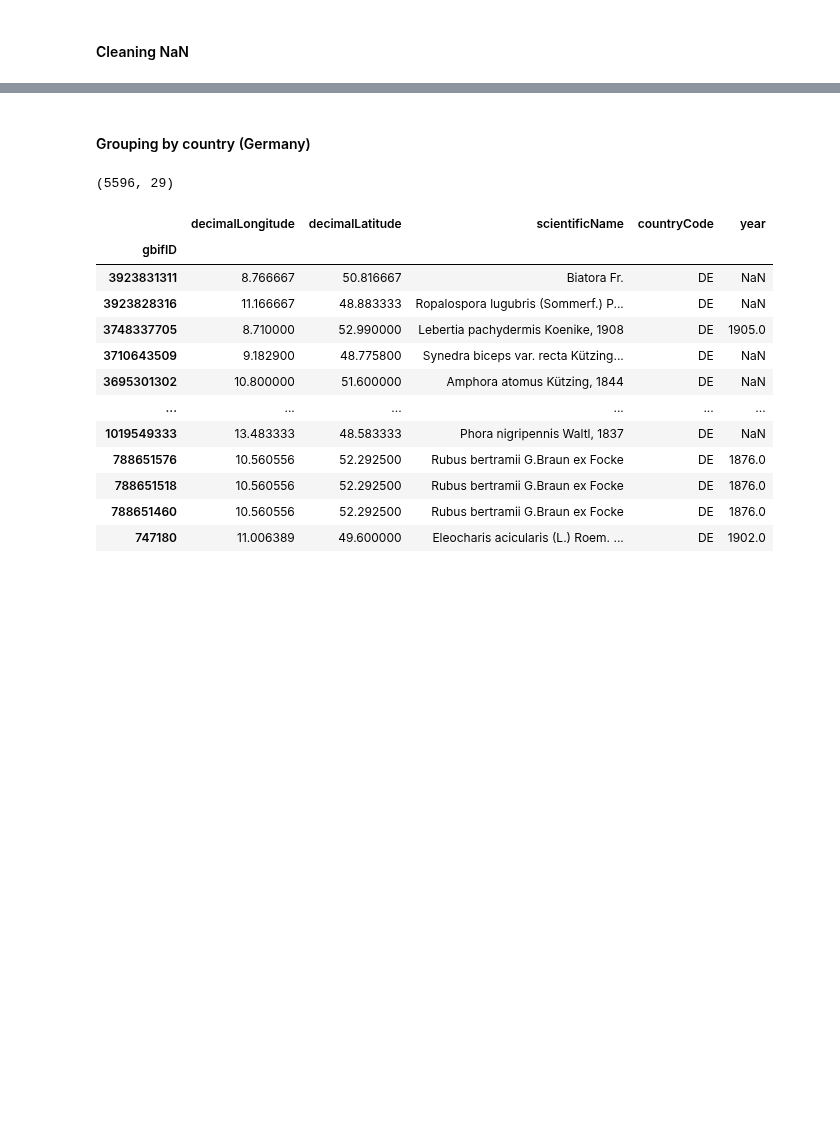
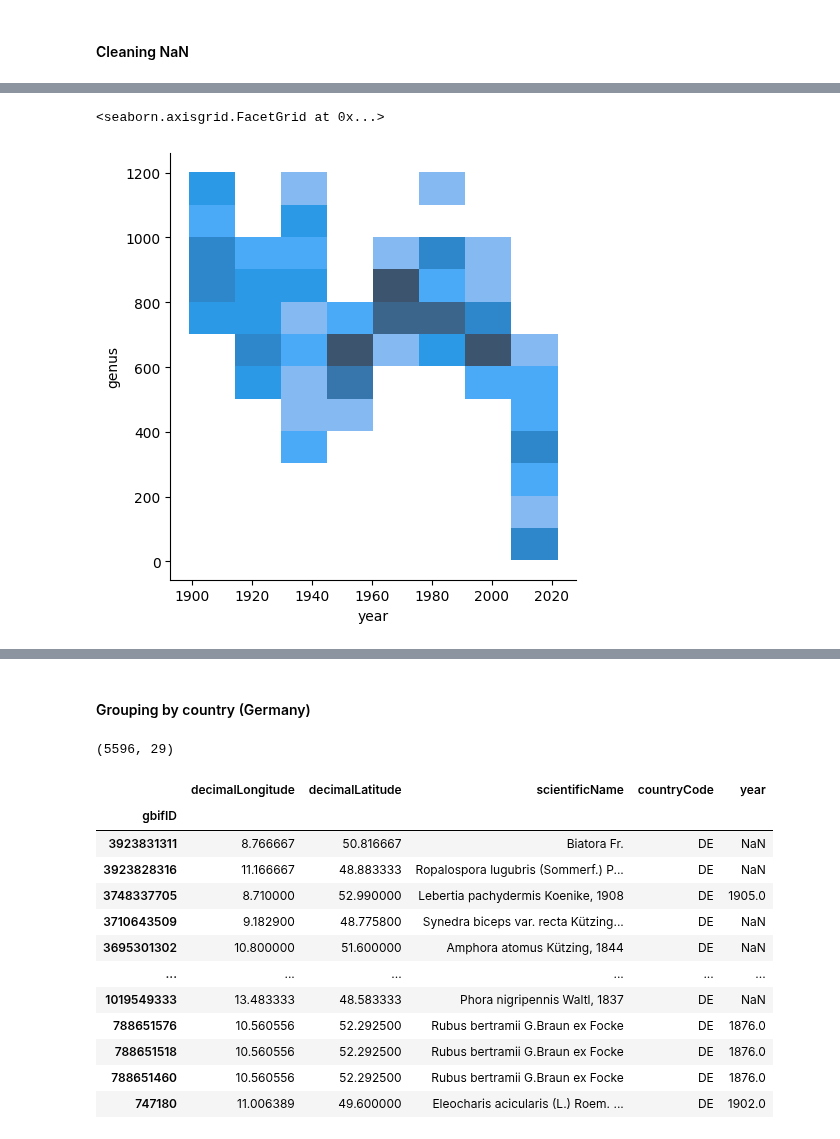
Before and after one commit to dadavie/planetary_garden, a Jupyter notebook: notebooks/GBIF Data.ipynb, the cells around one changed output, grey strips where cells are left out. Cells and saved outputs as stored; diff of their text form; code cells hidden in the pictures; blank space fills up the shorter version.

```diff
--- a/notebooks/GBIF Data.ipynb
+++ b/notebooks/GBIF Data.ipynb
@@ -306,0 +291,9 @@ data_clean_subset.to_csv(filepath)
+# %%
+df_year = pd.DataFrame(data_clean_plant_animals.groupby('year').nunique()).reset_index()
+df_lon = pd.DataFrame(data_clean_plant_animals.groupby('decimalLongitude').nunique()).reset_index()
+df_genus = pd.DataFrame(data_clean_plant_animals.groupby('genus').nunique()).reset_index()
+# %%
+sns.displot(x=df_year["year"],y=df_year["genus"] )
+# %% [output]
+<seaborn.axisgrid.FacetGrid at 0x...>
+[figure, added]
```
Also changed, not shown: parts of 27 cells of this notebook.
